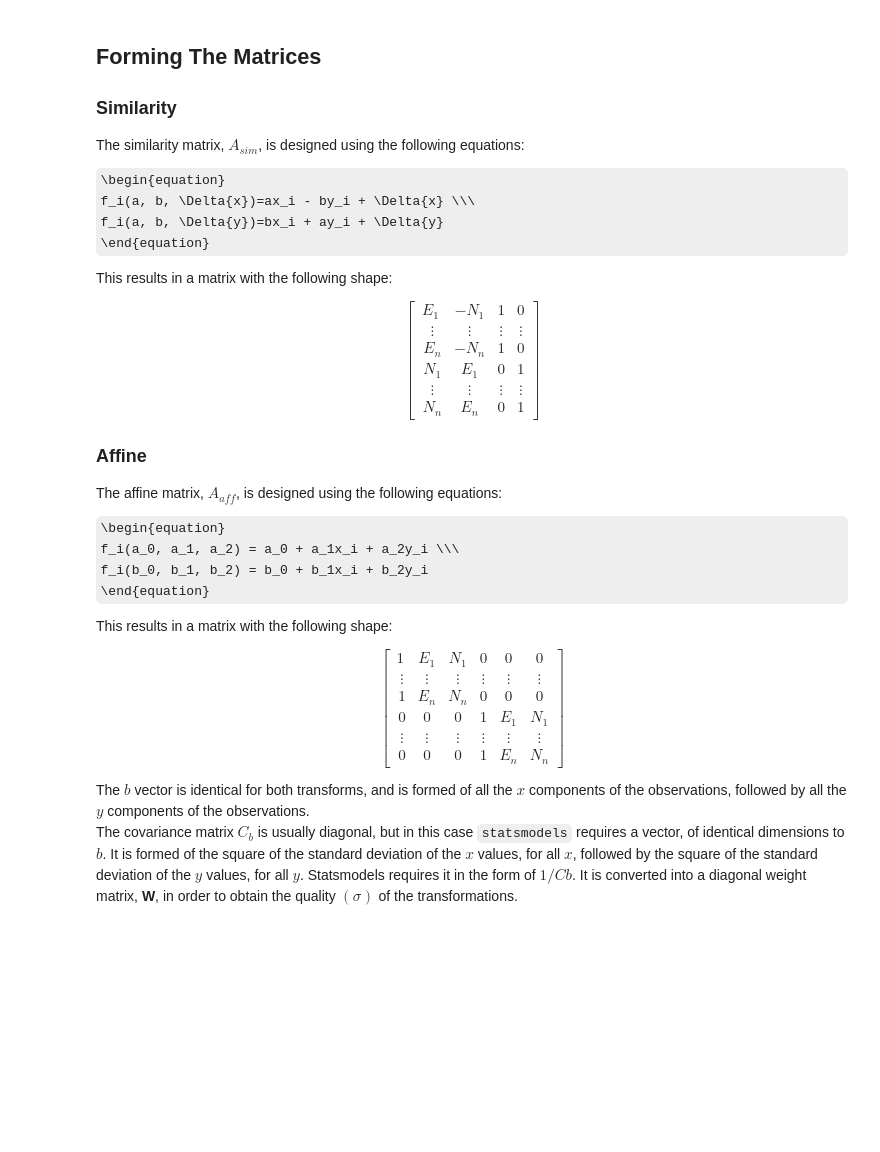
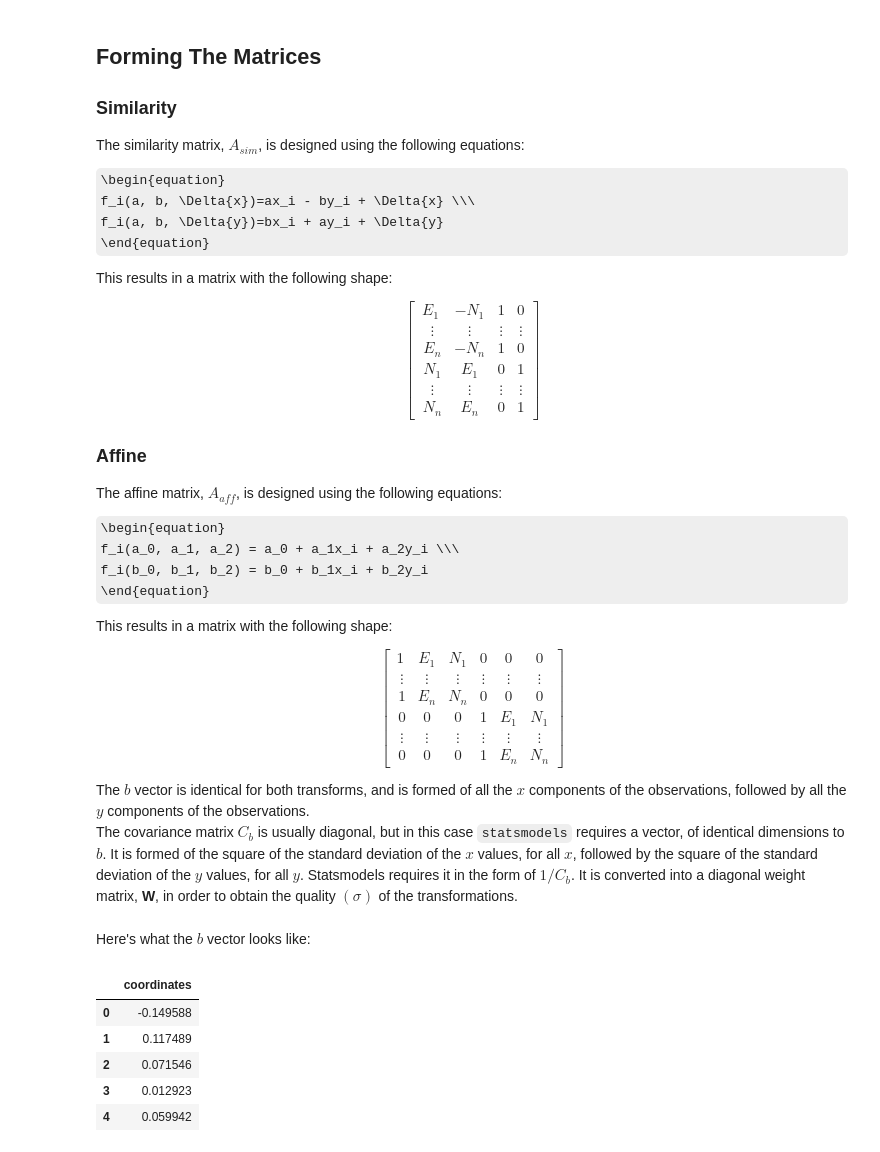
Before and after one commit to urschrei/linalg, a Jupyter notebook: notebooks/weighted_least_squares.ipynb, the cells around one changed output. Cells and saved outputs as stored; diff of their text form; code cells hidden in the pictures; some formulas as TeX source; blank space fills up the shorter version.

```diff
--- a/notebooks/weighted_least_squares.ipynb
+++ b/notebooks/weighted_least_squares.ipynb
@@ -39,7 +39,7 @@ This results in a matrix with the following shape:
 \end{bmatrix}
 
 The $b$ vector is identical for both transforms, and is formed of all the $x$ components of the observations, followed by all the $y$ components of the observations.
-The covariance matrix $C_b$ is usually diagonal, but in this case `statsmodels` requires a vector, of identical dimensions to $b$. It is formed of the square of the standard deviation of the $x$ values, for all $x$, followed by the square of the standard deviation of the $y$ values, for all $y$. Statsmodels requires it in the form of $1/Cb$.  It is converted into a diagonal weight matrix, **W**, in order to obtain the quality $(\sigma)$ of the transformations.
+The covariance matrix $C_b$ is usually diagonal, but in this case `statsmodels` requires a vector, of identical dimensions to $b$. It is formed of the square of the standard deviation of the $x$ values, for all $x$, followed by the square of the standard deviation of the $y$ values, for all $y$. Statsmodels requires it in the form of $1/C_b$.  It is converted into a diagonal weight matrix, **W**, in order to obtain the quality $(\sigma)$ of the transformations.
 # %%
 import pandas as pd
 import numpy as np
@@ -54,3 +54,14 @@ affine_A = pd.read_pickle('../data/affine_A_matrix.pickle')
 similarity_A = pd.read_pickle('../data/similarity_A_Matrix.pickle')
 # imaged coordinates vector
 b_vector = pd.read_pickle('../data/b_vector.pickle')
+# %% [markdown]
+Here's what the $b$ vector looks like:
+# %%
+b_vector.head()
+# %% [output]
+|  | coordinates |
+| 0 | -0.149588 |
+| 1 | 0.117489 |
+| 2 | 0.071546 |
+| 3 | 0.012923 |
+| 4 | 0.059942 |
```
Also changed, not shown: parts of 5 cells of this notebook, 1 other file.
